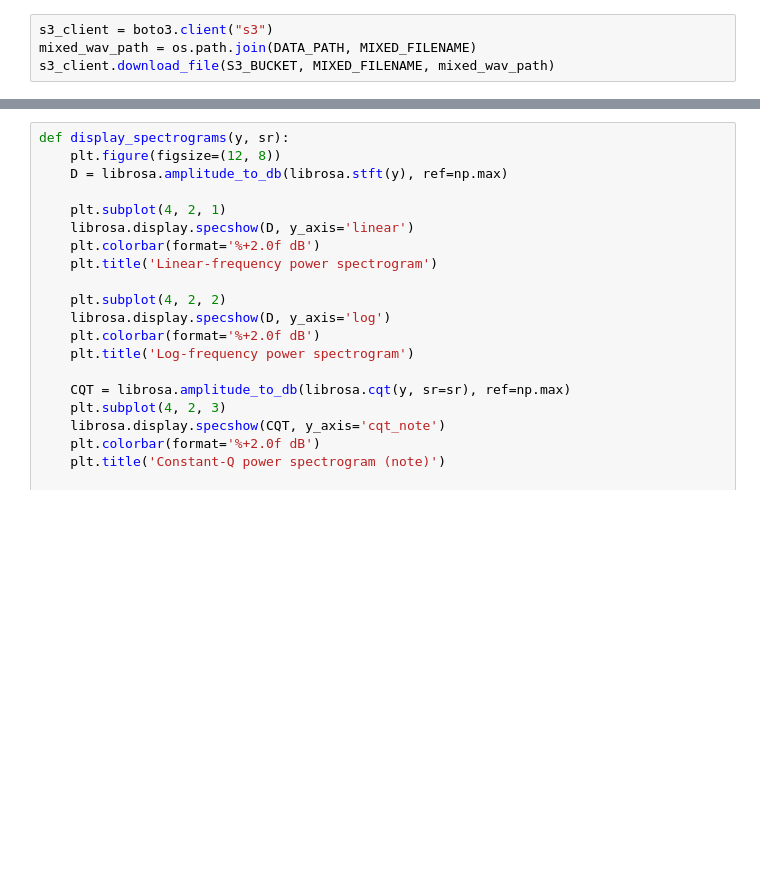
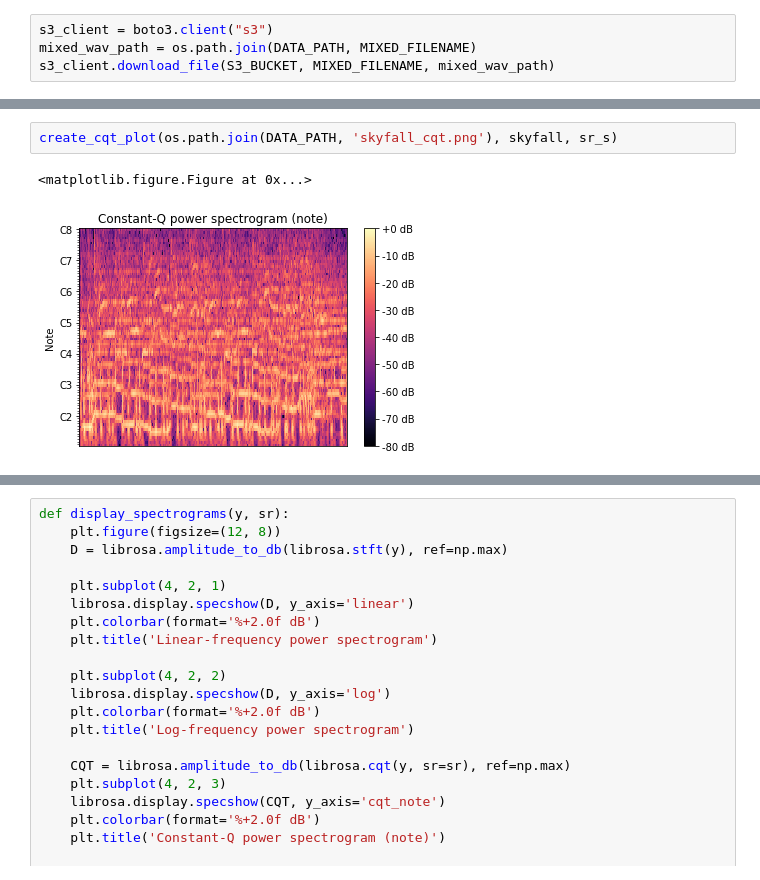
Before and after one commit to Hidysabc/music-bridge, a Jupyter notebook: pipeline/mixer/investigate_spectrogram.ipynb, the cells around one changed output, grey strips where cells are left out. Saved outputs shown, nothing was run; the diff lists cells and outputs as text; blank space fills up the shorter version.

```diff
--- a/pipeline/mixer/investigate_spectrogram.ipynb
+++ b/pipeline/mixer/investigate_spectrogram.ipynb
@@ -47,0 +62,5 @@ Sample var:
+# %%
+create_cqt_plot(os.path.join(DATA_PATH, 'skyfall_cqt.png'), skyfall, sr_s)
+# %% [output]
+<matplotlib.figure.Figure at 0x...>
+[figure, added]
```
Also changed, not shown: parts of 6 cells of this notebook, 1 other file.
